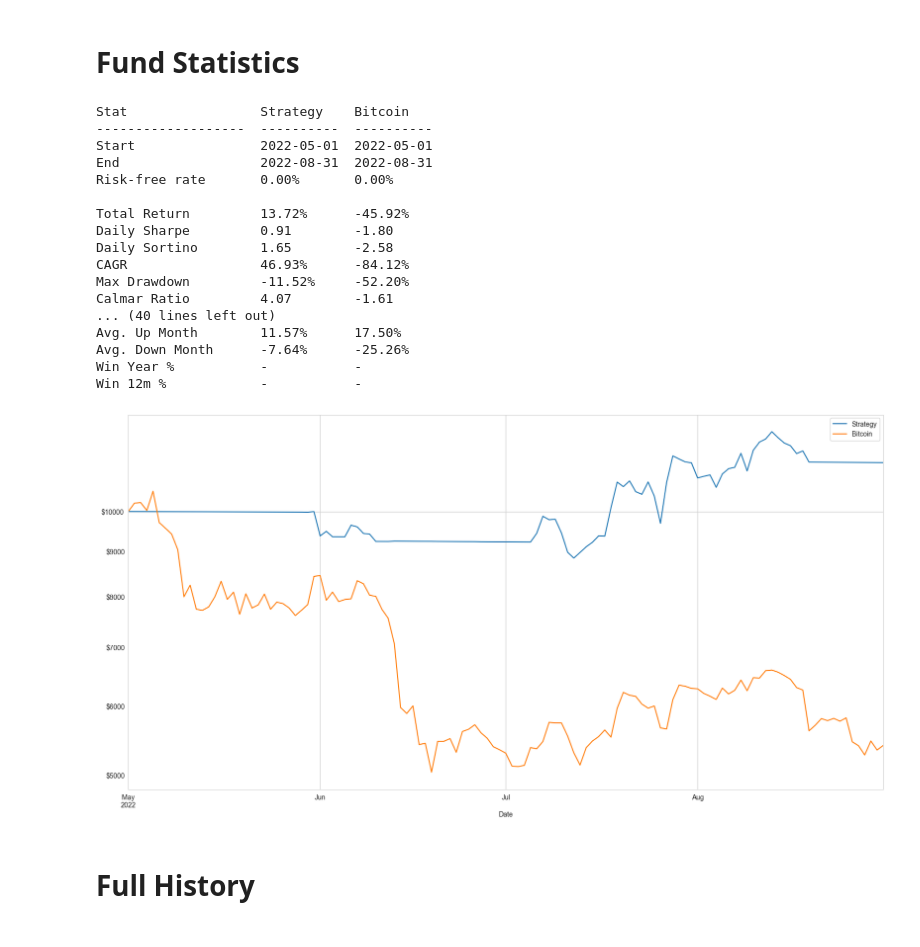
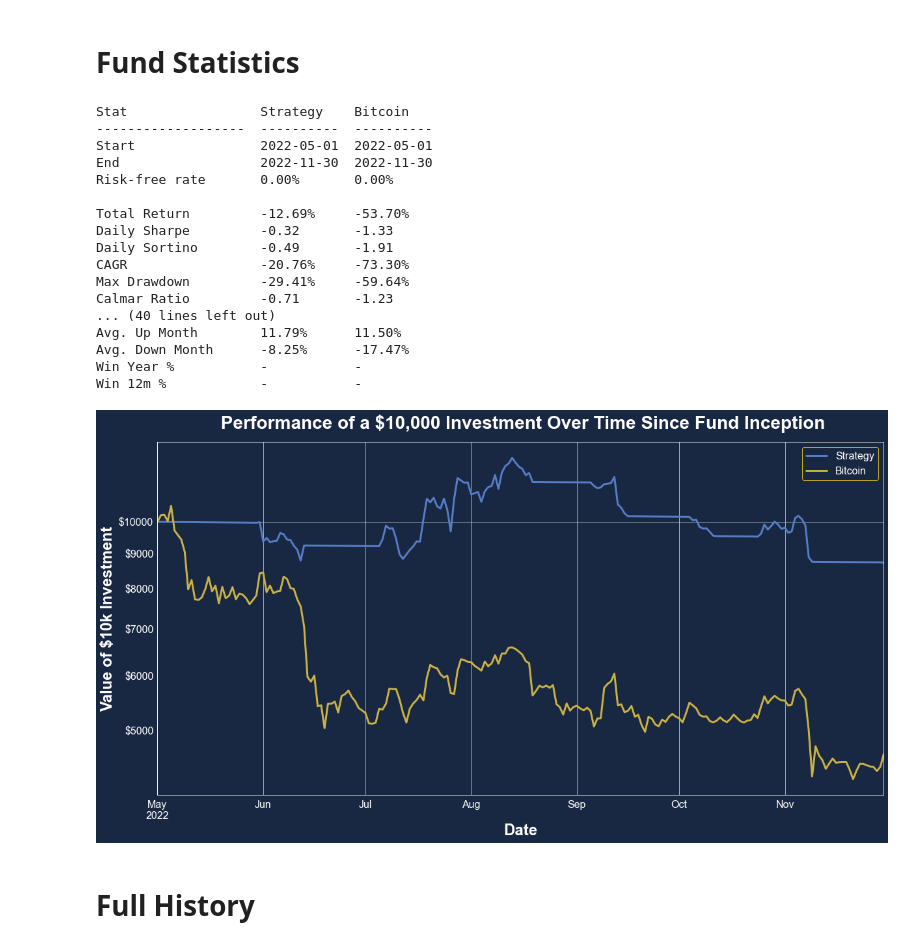
Before and after one commit to joshua-peck/truecode_metrics, a Jupyter notebook: TrueCode Metrics.ipynb, the cells around one changed output. Cells and saved outputs as stored; diff of their text form; code cells hidden in the pictures.

Commit message:
updating themes and colors

```diff
--- a/TrueCode Metrics.ipynb
+++ b/TrueCode Metrics.ipynb
@@ -8,13 +9,40 @@ import seaborn as sns
 %matplotlib inline
 pd.options.display.float_format = '{:,.4f}'.format
 sns.set_style("whitegrid")
+
+mpl.rcParams.update({
+                     'text.color' : "white",
+                     'lines.linewidth': 3,
+                     'font.size': 16.0,
+                     'legend.facecolor': "182742",
+                     'legend.edgecolor': 'CFB023',
+                     'legend.fancybox': True,
+                     'legend.framealpha': 1.,
+                     'legend.loc': 'right',
+                     'xtick.color': 'white',
+                     'ytick.color': 'white',
+                     'ytick.minor.visible': True,
+                     'axes.facecolor': '#182742',
+                     'axes.edgecolor': 'white',
+#                      'axes.grid.axis': 'y',
+#                      'axes.grid.which': 'minor',
+                     'axes.labelcolor' : "white",
+                     'axes.labelsize': "24",
+                     'axes.labelweight': "bold",
+                     'axes.titlesize': 28,
+                     'axes.titleweight': 'bold',
+                     'axes.titlepad': 20,
+                     'figure.facecolor': '#182742',
+#                      'xtick.bottom': False,
+                    }
+                   )
 # %%
-datafile = 'truecode-performance-20220831.csv'
+datafile = 'truecode-performance-20221130.csv'
 # %%
 FOA_START_DATE = dt.fromisoformat('2019-11-19')
 FOA_END_DATE = dt.fromisoformat('2022-04-30')
 FUND_START_DATE = dt.fromisoformat('2022-05-01')
-FUND_END_DATE = dt.fromisoformat('2022-08-31')
+FUND_END_DATE = dt.fromisoformat('2022-11-30')
 # %%
 def total_return(prices):
   return prices.iloc[-1] / prices.iloc[0] - 1
@@ -53,26 +77,27 @@ stats.display()
 Stat                 Strategy    Bitcoin
 -------------------  ----------  ----------
 Start                2022-05-01  2022-05-01
-End                  2022-08-31  2022-08-31
+End                  2022-11-30  2022-11-30
 Risk-free rate       0.00%       0.00%
 
-Total Return         13.72%      -45.92%
-Daily Sharpe         0.91        -1.80
-Daily Sortino        1.65        -2.58
-CAGR                 46.93%      -84.12%
-Max Drawdown         -11.52%     -52.20%
-Calmar Ratio         4.07        -1.61
+Total Return         -12.69%     -53.70%
+Daily Sharpe         -0.32       -1.33
+Daily Sortino        -0.49       -1.91
+CAGR                 -20.76%     -73.30%
+Max Drawdown         -29.41%     -59.64%
+Calmar Ratio         -0.71       -1.23
 ... (40 lines left out)
-Avg. Up Month        11.57%      17.50%
-Avg. Down Month      -7.64%      -25.26%
+Avg. Up Month        11.79%      11.50%
+Avg. Down Month      -8.25%      -17.47%
 Win Year %           -           -
 Win 12m %            -           -
 # %%
-ax = sample[['Strategy', 'Bitcoin']].rebase(value=10000).plot.line(figsize=(20, 10), logy=True)
+ax = sample[['Strategy', 'Bitcoin']].rebase(value=10000).plot.line(figsize=(20, 10), title=' Performance of a $10,000 Investment Over Time Since Fund Inception', logy=True, color={'Strategy': '#567DC5', 'Bitcoin': '#CAB145'}, xlabel="Date", ylabel="Value of $10k Investment")
 ax.yaxis.set_major_formatter(lambda x, pos: f"${int(x)}")
 ax.yaxis.set_minor_formatter(lambda x, pos: f"${int(x)}")
+ax.get_figure().savefig('graph-returns-fund.pdf', format='pdf')
 # %% [output]
-[figure, old version]
+[figure, new version]
 # %% [markdown]
 # Full History
 # %%
```
Also changed, not shown: parts of 12 cells of this notebook, 2 other files.
